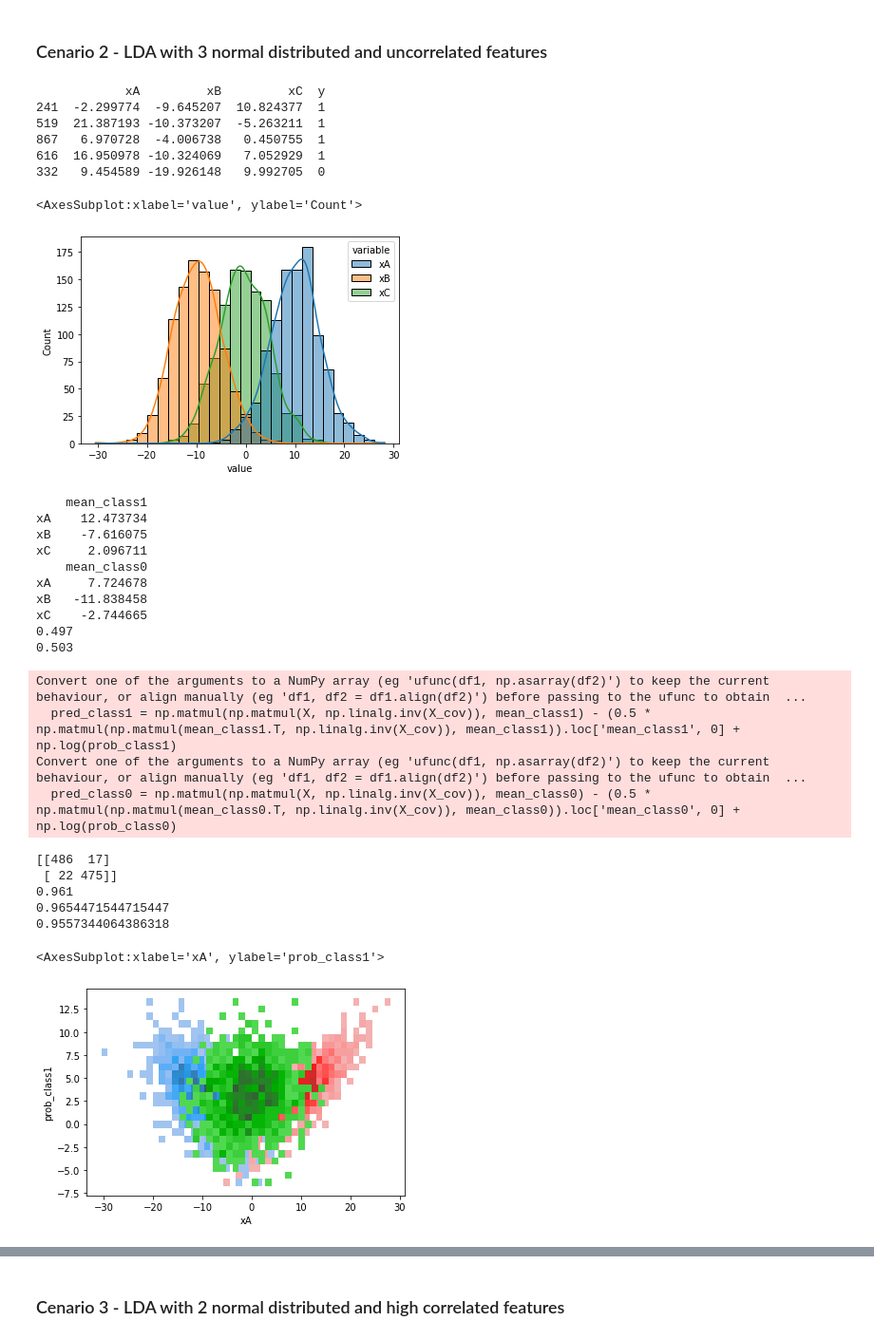
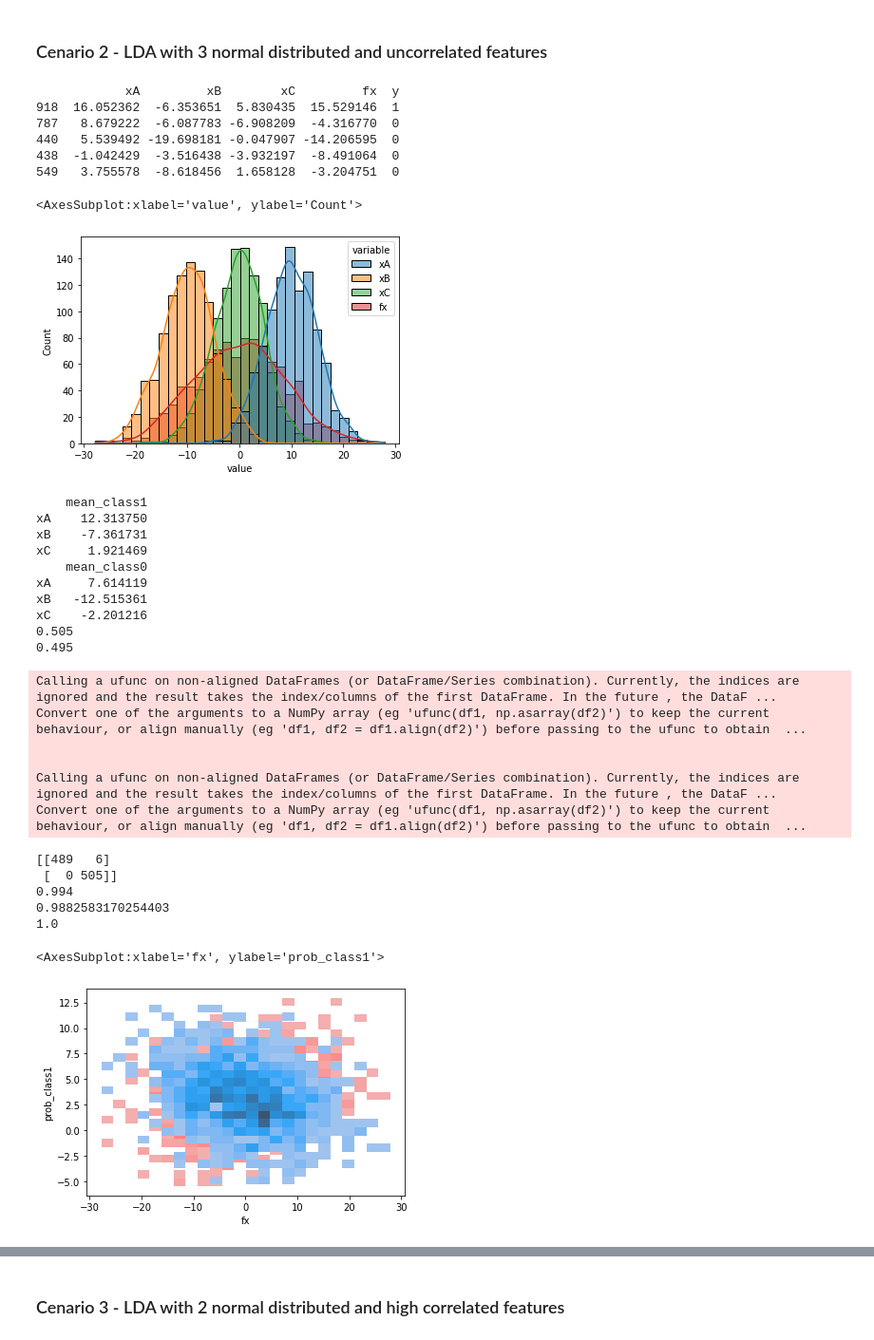
Before and after one commit to rknagao/studies, a Jupyter notebook: introduction-statistical-learning/classification_models/linear_discriminant_analysis.ipynb, the cells around one changed output, grey strips where cells are left out. Shown: that part at 95% size. Cells and saved outputs as stored; diff of their text form; code cells hidden in the pictures.

```diff
--- a/introduction-statistical-learning/classification_models/linear_discriminant_analysis.ipynb
+++ b/introduction-statistical-learning/classification_models/linear_discriminant_analysis.ipynb
@@ -118,32 +118,30 @@ xB = np.random.normal(meanB, stdB, 1000)
 meanC, stdC = 0, 5
 xC = np.random.normal(meanC, stdC, 1000)
 
-#class
-error = np.random.normal(0, 1, 1000)
-fx = xA + xB + xC + error
+fx = xA + xB + xC
 
-y = [1 if i >= (meanA + meanB + meanC) else 0 for i in fx]
+y = [1 if i >= fx.mean() else 0 for i in fx]
+#y = [1 if i >= (meanA + meanB + meanC) else 0 for i in fx]
 
 #data with X an y
-data = pd.DataFrame({'xA':xA, 'xB':xB, 'xC':xC, 'y':y})
+data = pd.DataFrame({'xA':xA, 'xB':xB, 'xC':xC, 'fx': fx, 'y':y})
 print(data.sample(5))
 
-sns.histplot(data=pd.melt(data, id_vars=['y'], value_vars=['xA', 'xB', 'xC']), x='value', hue='variable', kde=True)
+sns.histplot(data=pd.melt(data, id_vars=['y'], value_vars=['xA', 'xB', 'xC', 'fx']), x='value', hue='variable', kde=True)
 # %% [output]
-            xA         xB         xC  y
-241  -2.299774  -9.645207  10.824377  1
-519  21.387193 -10.373207  -5.263211  1
-867   6.970728  -4.006738   0.450755  1
-616  16.950978 -10.324069   7.052929  1
-332   9.454589 -19.926148   9.992705  0
+            xA         xB        xC         fx  y
+918  16.052362  -6.353651  5.830435  15.529146  1
+787   8.679222  -6.087783 -6.908209  -4.316770  0
+440   5.539492 -19.698181 -0.047907 -14.206595  0
+438  -1.042429  -3.516438 -3.932197  -8.491064  0
+549   3.755578  -8.618456  1.658128  -3.204751  0
 <AxesSubplot:xlabel='value', ylabel='Count'>
-[figure, old version]
+[figure, new version]
 # %%
 #LDA
 #step 1: separate the sample by class
-sample_class1 = data.loc[data['y'] == 1].drop(columns='y')
-sample_class0 = data.loc[data['y'] == 0].drop(columns='y')
-
+sample_class1 = data.loc[data['y'] == 1][['xA', 'xB', 'xC']]
+sample_class0 = data.loc[data['y'] == 0][['xA', 'xB', 'xC']]
 
 #step 2: calculate the means and probability of a random element belong to each class
 mean_class1 = pd.DataFrame({'mean_class1': sample_class1.mean()})
@@ -160,7 +158,7 @@ print(prob_class0)
 
 
 #step 3: calculate std as a weighted average of sample variance for each class
-X = data.drop(columns='y')
+X = data[['xA', 'xB', 'xC']]
 X_corr = X.corr()
 X_cov = X.cov()
 
@@ -169,19 +167,21 @@ pred_class1 = np.matmul(np.matmul(X, np.linalg.inv(X_cov)), mean_class1) - (0.5
 pred_class0 = np.matmul(np.matmul(X, np.linalg.inv(X_cov)), mean_class0) - (0.5 * np.matmul(np.matmul(mean_class0.T, np.linalg.inv(X_cov)), mean_class0)).loc['mean_class0', 0] + np.log(prob_class0)
 # %% [output]
     mean_class1
-xA    12.473734
-xB    -7.616075
-xC     2.096711
+xA    12.313750
+xB    -7.361731
+xC     1.921469
     mean_class0
-xA     7.724678
-xB   -11.838458
-xC    -2.744665
-0.497
-0.503
+xA     7.614119
+xB   -12.515361
+xC    -2.201216
+0.505
+0.495
+Calling a ufunc on non-aligned DataFrames (or DataFrame/Series combination). Currently, the indices are ignored and the result takes the index/columns of the first DataFrame. In the future , the DataF ...
 Convert one of the arguments to a NumPy array (eg 'ufunc(df1, np.asarray(df2)') to keep the current behaviour, or align manually (eg 'df1, df2 = df1.align(df2)') before passing to the ufunc to obtain  ...
-  pred_class1 = np.matmul(np.matmul(X, np.linalg.inv(X_cov)), mean_class1) - (0.5 * np.matmul(np.matmul(mean_class1.T, np.linalg.inv(X_cov)), mean_class1)).loc['mean_class1', 0] + np.log(prob_class1)
+
+
+Calling a ufunc on non-aligned DataFrames (or DataFrame/Series combination). Currently, the indices are ignored and the result takes the index/columns of the first DataFrame. In the future , the DataF ...
 Convert one of the arguments to a NumPy array (eg 'ufunc(df1, np.asarray(df2)') to keep the current behaviour, or align manually (eg 'df1, df2 = df1.align(df2)') before passing to the ufunc to obtain  ...
-  pred_class0 = np.matmul(np.matmul(X, np.linalg.inv(X_cov)), mean_class0) - (0.5 * np.matmul(np.matmul(mean_class0.T, np.linalg.inv(X_cov)), mean_class0)).loc['mean_class0', 0] + np.log(prob_class0)
 # %%
 #comparing results
 data['prob_class1'] = pred_class1
@@ -193,16 +193,15 @@ print(accuracy_score(data['y'], data['prediction_lda']))
 print(precision_score(data['y'], data['prediction_lda']))
 print(recall_score(data['y'], data['prediction_lda']))
 # %% [output]
-[[486  17]
- [ 22 475]]
-0.961
-0.9654471544715447
-0.9557344064386318
+[[489   6]
+ [  0 505]]
+0.994
+0.9882583170254403
+1.0
 # %%
 #graphing the probabilty (probably wrong)
-sns.histplot(data=data, x='xA', y='prob_class1', kde=True, color='red')
-sns.histplot(data=data, x='xB', y='prob_class1', kde=True)
-sns.histplot(data=data, x='xC', y='prob_class1', kde=True, color='green')
+sns.histplot(data=data, x='fx', y='prob_class1', kde=True, color='red')
+sns.histplot(data=data, x='fx', y='prob_class0', kde=True)
 # %% [output]
-<AxesSubplot:xlabel='xA', ylabel='prob_class1'>
+<AxesSubplot:xlabel='fx', ylabel='prob_class1'>
-[figure, old version]
+[figure, new version]
```
Also changed, not shown: parts of 10 cells of this notebook.
